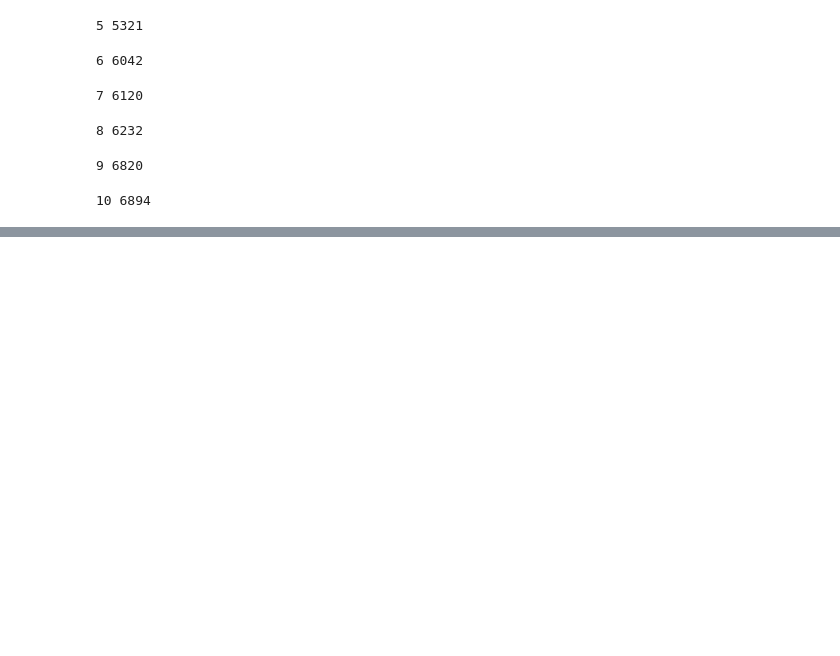
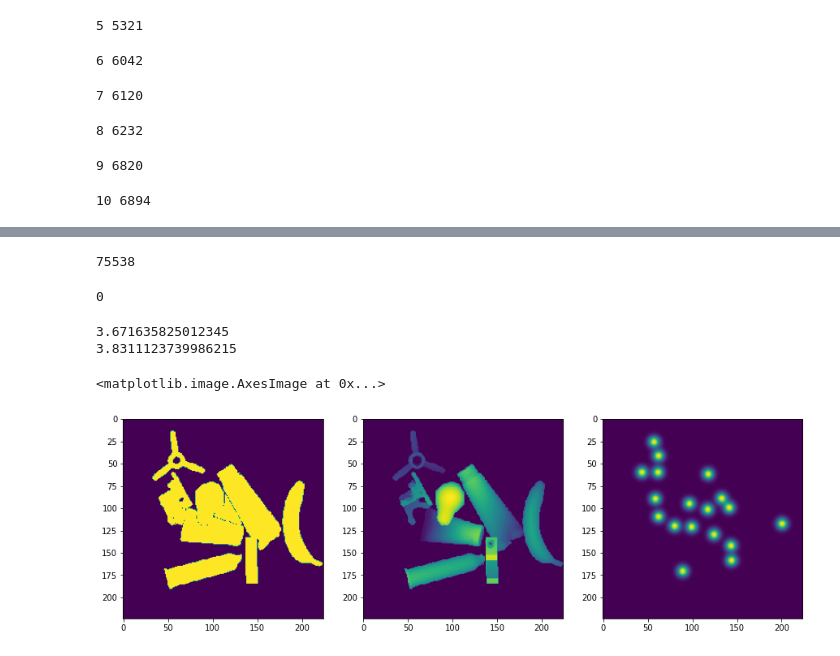
Before and after one commit to yuanmingqi/SAMG, a Jupyter notebook: test.ipynb, the cells around one changed output, grey strips where cells are left out. Cells and saved outputs as stored; diff of their text form; code cells hidden in the pictures; blank space fills up the shorter version.

```diff
--- a/test.ipynb
+++ b/test.ipynb
@@ -333,0 +330,78 @@ for num_obj in range(1, 11):
+# %%
+import glob, os
+
+count = 0
+for pkl_file in glob.glob('datasets/single+/trajs/*_objs.pkl'):
+    # print(pkl_file.replace('_objs.pkl', '_objs_masks.npz').replace('trajs/', 'masks/'))
+    # break
+    if os.path.exists(pkl_file.replace('_objs.pkl', '_objs_masks.npz').replace('trajs/', 'masks/')):
+        count += 1
+count
+# %% [output]
+75538
+# %%
+import glob, os
+
+len(glob.glob('datasets/single/trajs/*.npz'))
+# %% [output]
+0
+# %%
+import torch as th
+import time
+from torchvision.models.resnet import resnet18
+
+device = th.device('cuda:6')
+
+model = resnet18().to(device)
+
+img1 = th.randn(1, 3, 224, 224).to(device)
+t_s = time.perf_counter()
+for i in range(1000):
+    model(img1)
+t_e = time.perf_counter()
+print(t_e - t_s)
+
+
+img2 = th.randn(1, 3, 61, 61).to(device)
+t_s = time.perf_counter()
+for i in range(1000):
+    model(img2)
+t_e = time.perf_counter()
+print(t_e - t_s)
+# %% [output]
+3.671635825012345
+3.8311123739986215
+# %%
+import glob, os, pickle
+import matplotlib.pyplot as plt
+import cv2, random, tqdm
+import numpy as np
+
+
+file_list = glob.glob(f"datasets/single/trajs/*_objs.pkl")
+random.shuffle(file_list)
+for pkl_file in tqdm.tqdm(file_list[:1]):
+    pkl_file_name = os.path.basename(pkl_file).split('.')[0]
+    with open(pkl_file, 'rb') as f:
+        data = pickle.load(f)
+    num_objs = int(pkl_file_name.split('_')[2])
+
+    # load masks and depth images
+    masks = np.load(f"datasets/single/masks/{pkl_file_name}_masks.npz")
+    depth_image = data['samples']['depth_image']
+    seg_mask = masks['seg_mask']
+    heightmap = masks['heightmap']
+    # get scene fusion images
+    scene_image = np.stack([seg_mask, depth_image, heightmap])
+# %%
+scene_image = scene_image.transpose(1, 2, 0)
+plt.figure(figsize=(15, 5))
+plt.subplot(1, 3, 1)
+plt.imshow(scene_image[:,:,0])
+plt.subplot(1, 3, 2)
+plt.imshow(scene_image[:,:,1])
+plt.subplot(1, 3, 3)
+plt.imshow(scene_image[:,:,2])
+# %% [output]
+<matplotlib.image.AxesImage at 0x...>
+[figure, added]
```
Also changed, not shown: parts of 9 cells of this notebook, 37 other files.
